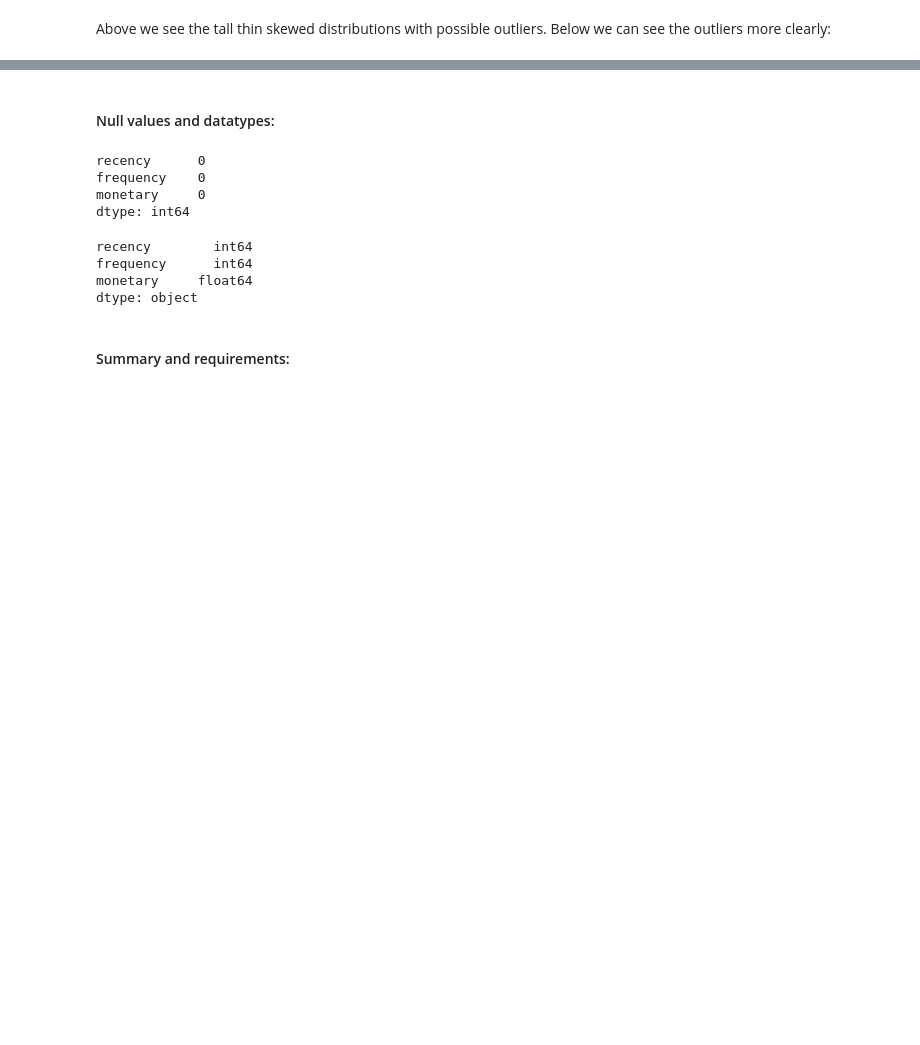
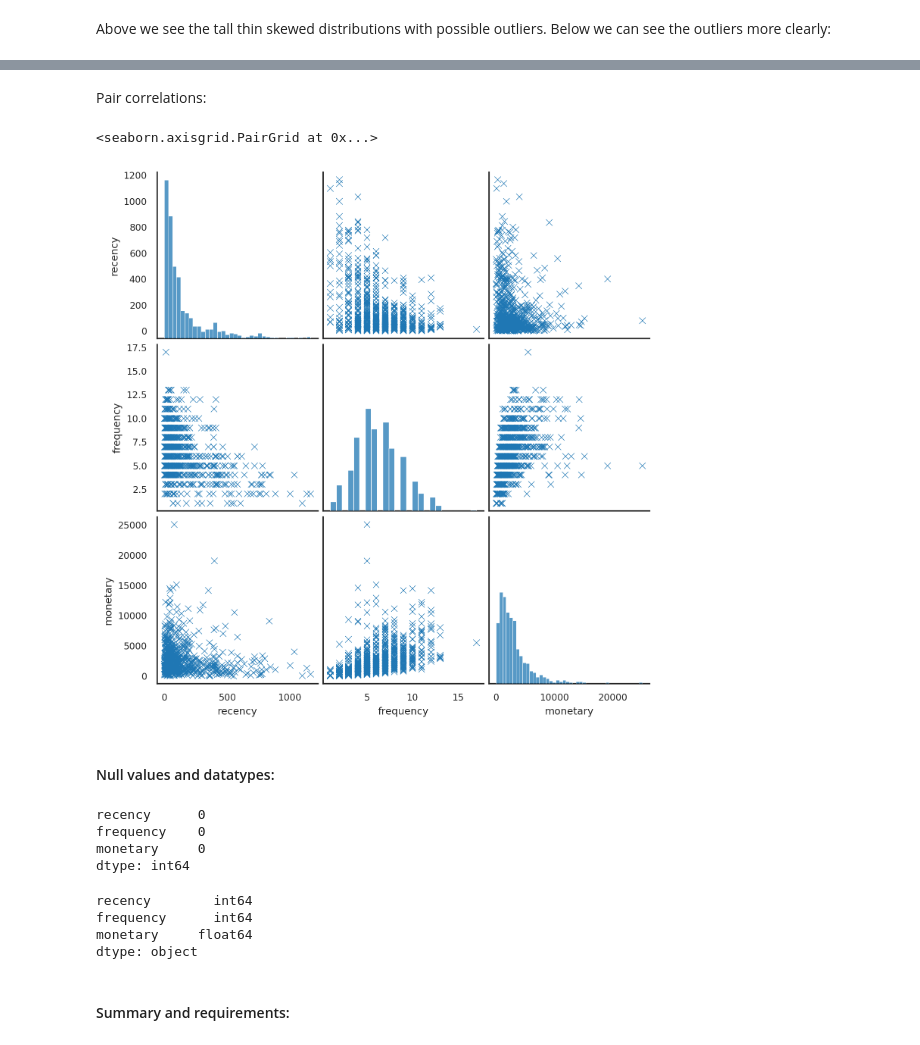
Before and after one commit to sian0x0/CA-data-science, a Jupyter notebook: 2-5/Clustering with K-means for eCommerce.ipynb, the cells around one changed output, grey strips where cells are left out. Drawn from its saved outputs; the diff is of its cells as text; code cells hidden in the pictures; blank space fills up the shorter version.

```diff
--- a/2-5/Clustering with K-means for eCommerce.ipynb
+++ b/2-5/Clustering with K-means for eCommerce.ipynb
@@ -171,3 +192,10 @@ ax[2].set_box_aspect(2)
+# %% [markdown]
+Pair correlations:
+# %%
+sns.pairplot(rfm, markers="x")
+# %% [output]
+<seaborn.axisgrid.PairGrid at 0x...>
+[figure, added]
 # %% [markdown]
 #### Null values and datatypes:
 # %%
```
Also changed, not shown: parts of 34 cells of this notebook.
